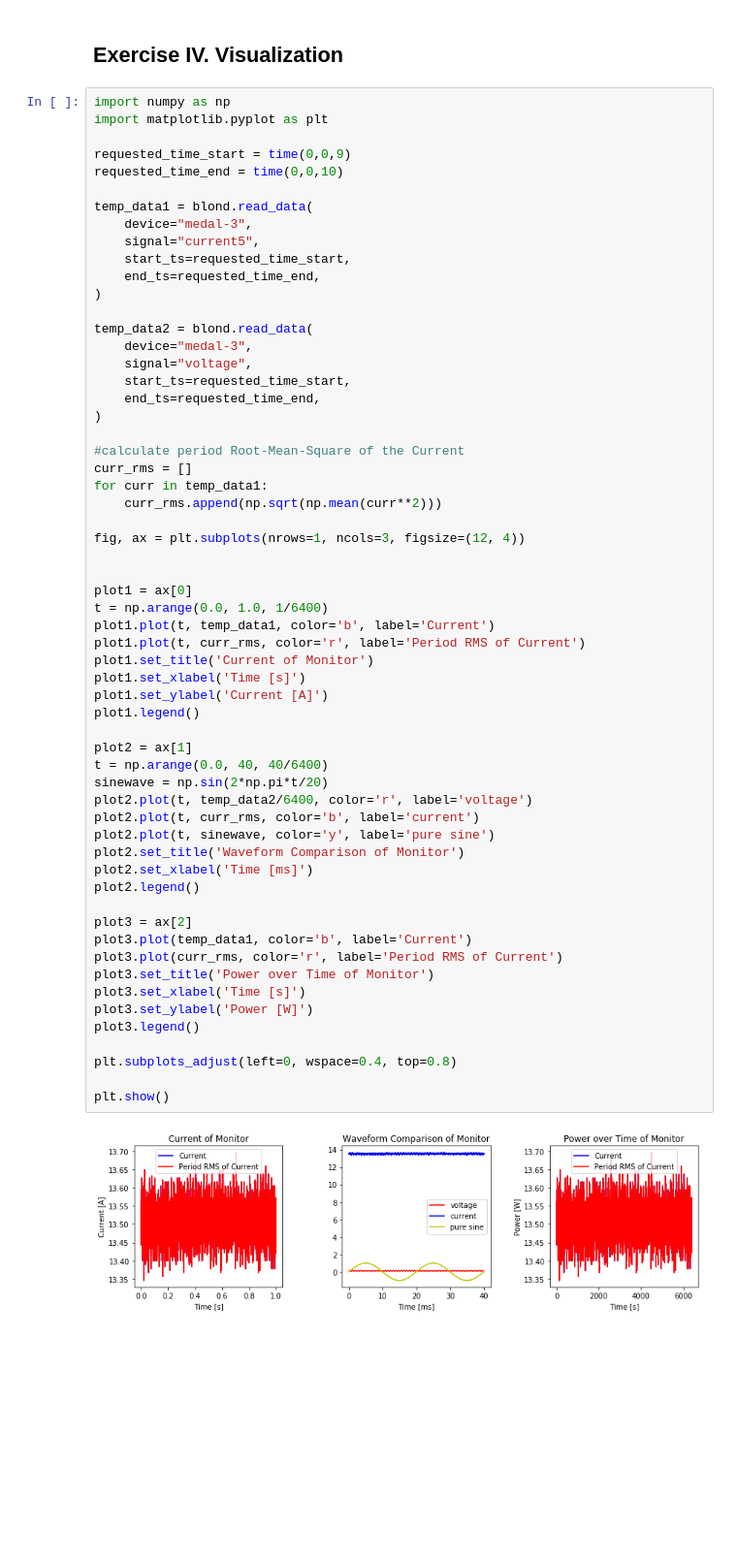
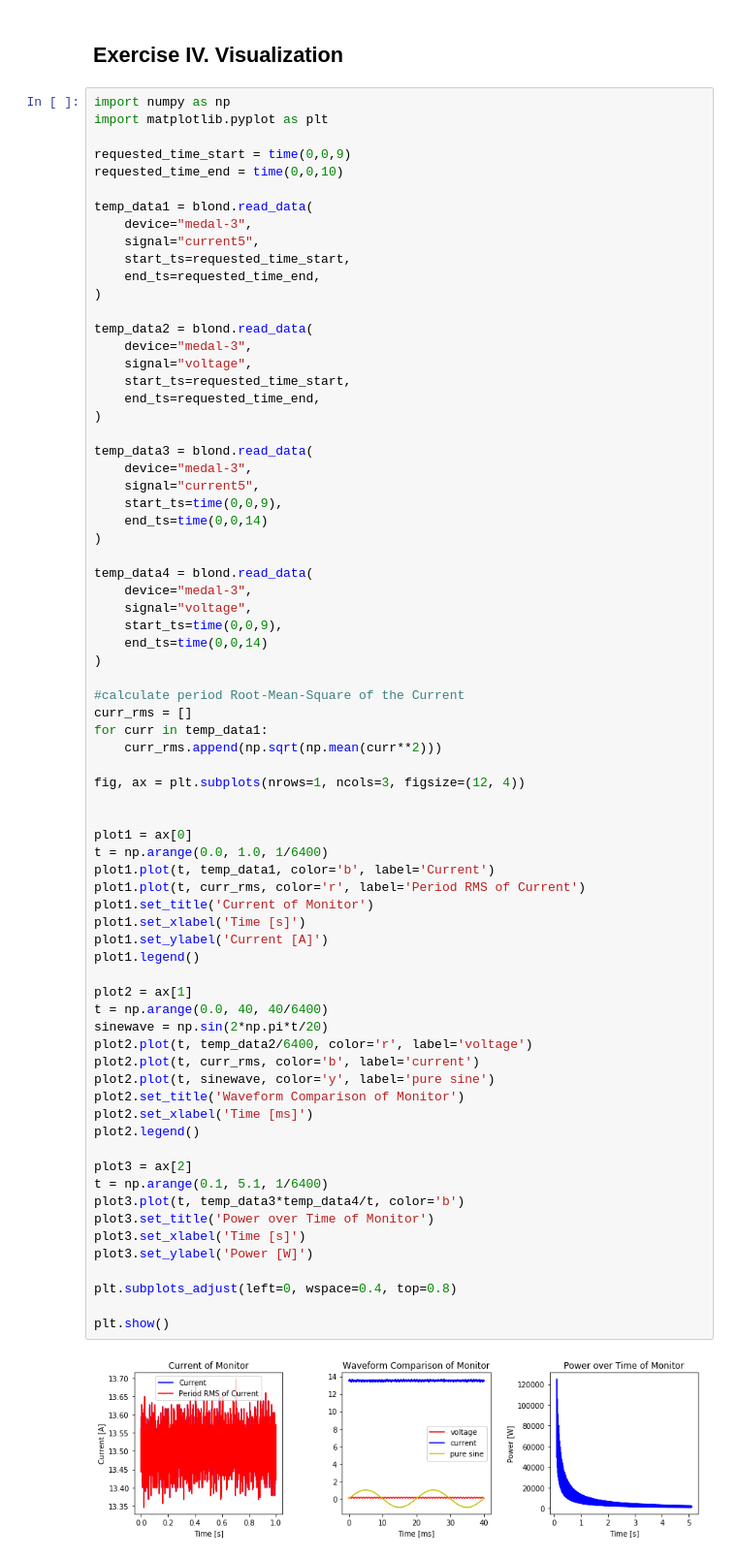
Before and after one commit to ozgurakyazi/Energy-Informatics-Lab-SS2018, a Jupyter notebook: 6-Data_Prep_and_Vis/ex6.ipynb, the cells around one changed output. Shown at 97% size. Drawn from its saved outputs; the diff is of its cells as text; blank space fills up the shorter version.

```diff
--- a/6-Data_Prep_and_Vis/ex6.ipynb
+++ b/6-Data_Prep_and_Vis/ex6.ipynb
@@ -158,6 +164,20 @@ temp_data2 = blond.read_data(
     signal="voltage",
     start_ts=requested_time_start,
     end_ts=requested_time_end,
+)
+
+temp_data3 = blond.read_data(
+    device="medal-3",
+    signal="current5",
+    start_ts=time(0,0,9),
+    end_ts=time(0,0,14)
+)
+
+temp_data4 = blond.read_data(
+    device="medal-3",
+    signal="voltage",
+    start_ts=time(0,0,9),
+    end_ts=time(0,0,14)
 )
 
 #calculate period Root-Mean-Square of the Current
@@ -169,34 +189,33 @@ fig, ax = plt.subplots(nrows=1, ncols=3, figsize=(12, 4))
 
 
 plot1 = ax[0]
 t = np.arange(0.0, 1.0, 1/6400)
 plot1.plot(t, temp_data1, color='b', label='Current')
 plot1.plot(t, curr_rms, color='r', label='Period RMS of Current')
 plot1.set_title('Current of Monitor')
 plot1.set_xlabel('Time [s]')
 plot1.set_ylabel('Current [A]')
 plot1.legend()
 
 plot2 = ax[1]
 t = np.arange(0.0, 40, 40/6400)
 sinewave = np.sin(2*np.pi*t/20)
 plot2.plot(t, temp_data2/6400, color='r', label='voltage')
 plot2.plot(t, curr_rms, color='b', label='current')
 plot2.plot(t, sinewave, color='y', label='pure sine')
 plot2.set_title('Waveform Comparison of Monitor')
 plot2.set_xlabel('Time [ms]')
 plot2.legend()
 
 plot3 = ax[2]
-plot3.plot(temp_data1, color='b', label='Current')
-plot3.plot(curr_rms, color='r', label='Period RMS of Current')
+t = np.arange(0.1, 5.1, 1/6400)
+plot3.plot(t, temp_data3*temp_data4/t, color='b')
 plot3.set_title('Power over Time of Monitor')
 plot3.set_xlabel('Time [s]')
 plot3.set_ylabel('Power [W]')
-plot3.legend()
 
 plt.subplots_adjust(left=0, wspace=0.4, top=0.8)
 
 plt.show()
 # %% [output]
-[figure, old version]
+[figure, new version]
```
Also changed, not shown: parts of 2 cells of this notebook.
